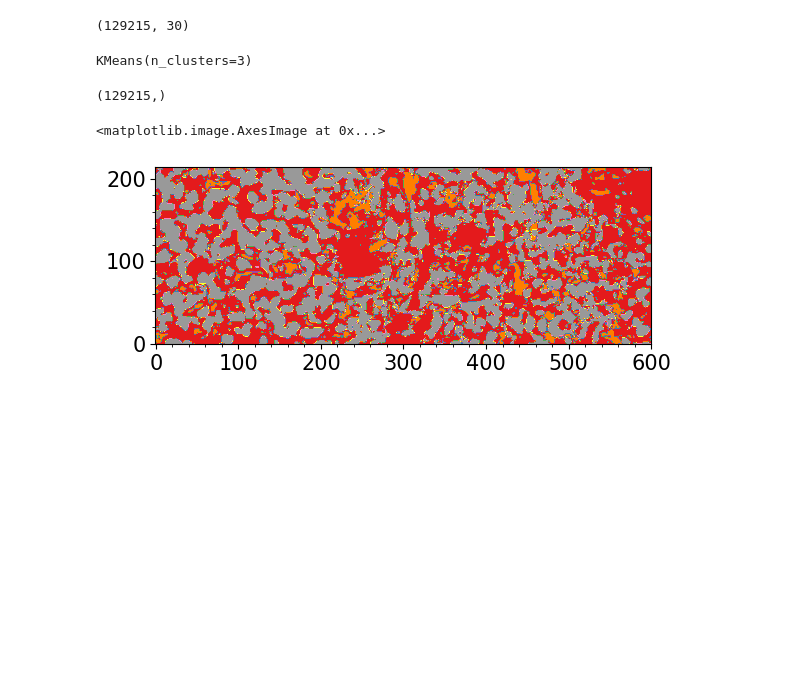
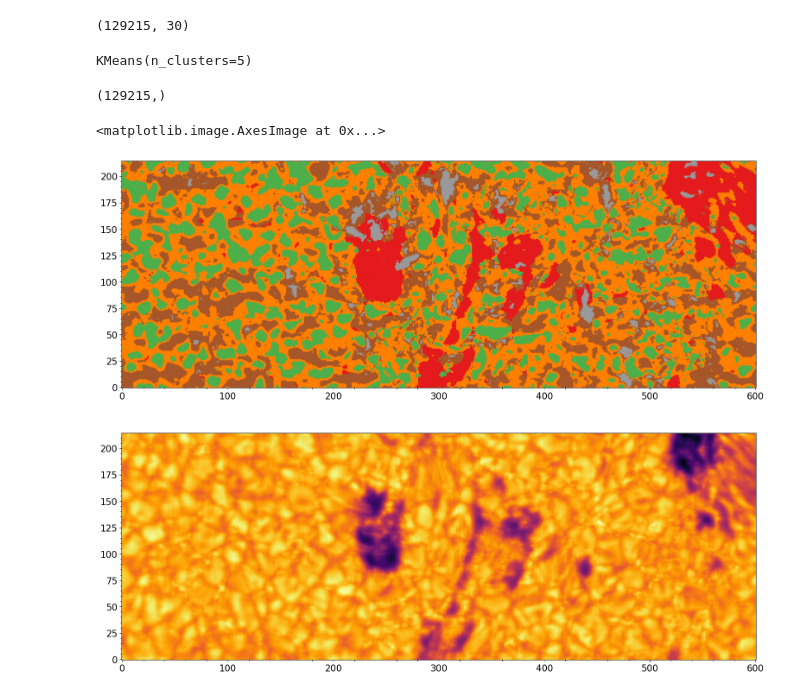
Before and after one commit to andreuva/clustering, a Jupyter notebook: cluster_frz_atm.ipynb, the cells around one changed output. Cells and saved outputs as stored; diff of their text form; code cells hidden in the pictures; blank space fills up the shorter version.

Commit message:
updated dbscan and kmeans

```diff
--- a/cluster_frz_atm.ipynb
+++ b/cluster_frz_atm.ipynb
@@ -4,7 +4,7 @@ import numpy as np
 import firtez_dz as frz
 import matplotlib.pyplot as plt
 # %%
-atm = frz.read_model("/home/milic/data/SCIP_CaII_JMB/out_guess_step_2.bin")
+atm = frz.read_model("out_guess_step_2.bin")
 # %%
 atm.tem.shape
 # %% [output]
@@ -116,10 +116,10 @@ atm_new_vector.shape
 # %% [output]
 (129215, 30)
 # %%
-k_means = KMeans(init="k-means++", n_clusters=3, n_init=10)
+k_means = KMeans(init="k-means++", n_clusters=5, n_init="auto")
 k_means.fit(atm_new_vector[:,10:15])
 # %% [output]
-KMeans(n_clusters=3)
+KMeans(n_clusters=5)
 # %%
 k_means.labels_.shape
 # %% [output]
@@ -127,7 +127,13 @@ k_means.labels_.shape
 # %%
 labelihnos = k_means.labels_.reshape(601,215)
 # %%
+plt.figure(0,(25,15))
+plt.subplot(2,1,1)
 plt.imshow(labelihnos.T, origin='lower', cmap='Set1')
+# plt.imshow(atm_new[0,:,:,-5].T, cmap = 'inferno', origin='lower', alpha=0.5)
+plt.subplot(2,1,2)
+plt.imshow(atm_new[0,:,:,-5].T, cmap = 'inferno', origin='lower')
+# plt.colorbar()
 # %% [output]
 <matplotlib.image.AxesImage at 0x...>
-[figure, old version]
+[figure, new version]
```
Also changed, not shown: 1 other file.
